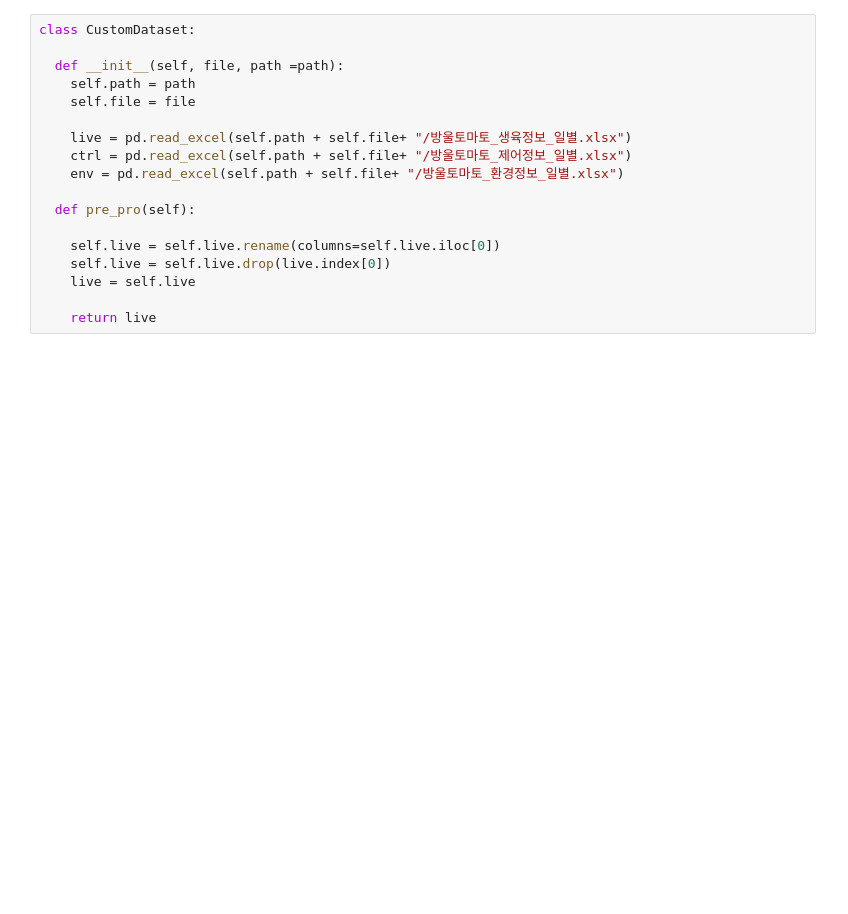
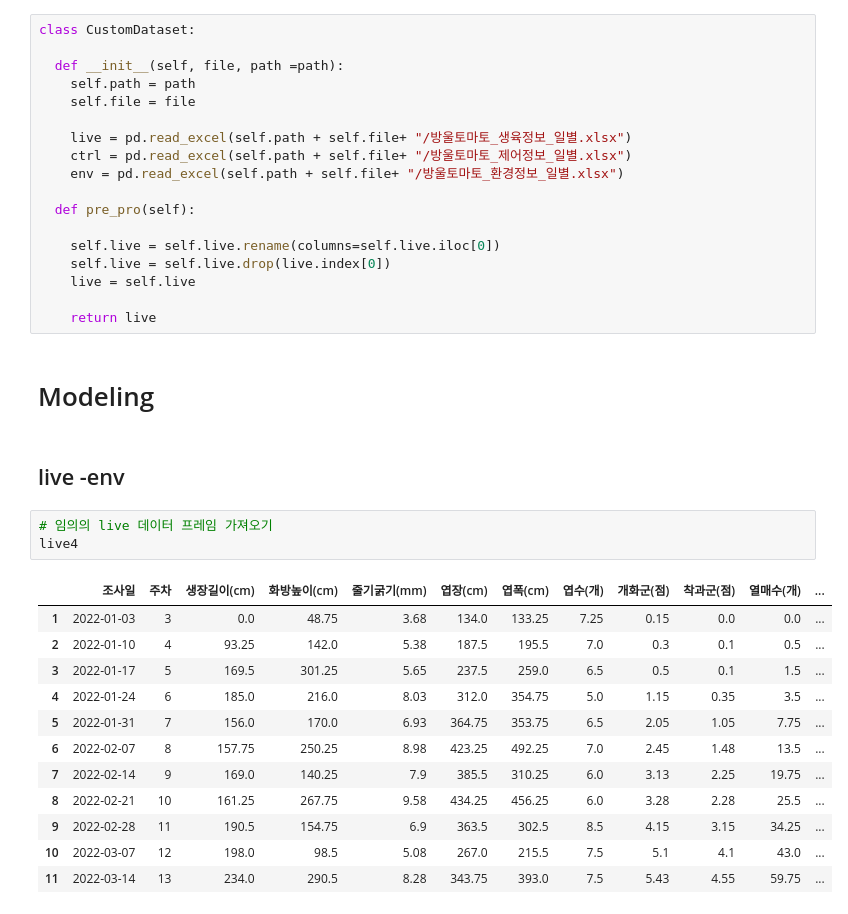
Before and after one commit to sexymonster/Projects, a Jupyter notebook: TeamProject/TomatoDataCustom.ipynb, the cells around one changed output. Drawn from its saved outputs; the diff is of its cells as text; blank space fills up the shorter version.

```diff
--- a/TeamProject/TomatoDataCustom.ipynb
+++ b/TeamProject/TomatoDataCustom.ipynb
@@ -89,3 +318,23 @@ class CustomDataset:
     live = self.live
 
     return live
+# %% [markdown]
+# Modeling
+# %% [markdown]
+## live -env
+# %%
+# 임의의 live 데이터 프레임 가져오기
+live4
+# %% [output]
+|  | 조사일 | 주차 | 생장길이(cm) | 화방높이(cm) | 줄기굵기(mm) | 엽장(cm) | 엽폭(cm) | 엽수(개) | 개화군(점) | 착과군(점) | 열매수(개) | ... |
+| 1 | 2022-01-03 | 3 | 0.0 | 48.75 | 3.68 | 134.0 | 133.25 | 7.25 | 0.15 | 0.0 | 0.0 | ... |
+| 2 | 2022-01-10 | 4 | 93.25 | 142.0 | 5.38 | 187.5 | 195.5 | 7.0 | 0.3 | 0.1 | 0.5 | ... |
+| 3 | 2022-01-17 | 5 | 169.5 | 301.25 | 5.65 | 237.5 | 259.0 | 6.5 | 0.5 | 0.1 | 1.5 | ... |
+| 4 | 2022-01-24 | 6 | 185.0 | 216.0 | 8.03 | 312.0 | 354.75 | 5.0 | 1.15 | 0.35 | 3.5 | ... |
+| 5 | 2022-01-31 | 7 | 156.0 | 170.0 | 6.93 | 364.75 | 353.75 | 6.5 | 2.05 | 1.05 | 7.75 | ... |
+| 6 | 2022-02-07 | 8 | 157.75 | 250.25 | 8.98 | 423.25 | 492.25 | 7.0 | 2.45 | 1.48 | 13.5 | ... |
+| 7 | 2022-02-14 | 9 | 169.0 | 140.25 | 7.9 | 385.5 | 310.25 | 6.0 | 3.13 | 2.25 | 19.75 | ... |
+| 8 | 2022-02-21 | 10 | 161.25 | 267.75 | 9.58 | 434.25 | 456.25 | 6.0 | 3.28 | 2.28 | 25.5 | ... |
+| 9 | 2022-02-28 | 11 | 190.5 | 154.75 | 6.9 | 363.5 | 302.5 | 8.5 | 4.15 | 3.15 | 34.25 | ... |
+| 10 | 2022-03-07 | 12 | 198.0 | 98.5 | 5.08 | 267.0 | 215.5 | 7.5 | 5.1 | 4.1 | 43.0 | ... |
+| 11 | 2022-03-14 | 13 | 234.0 | 290.5 | 8.28 | 343.75 | 393.0 | 7.5 | 5.43 | 4.55 | 59.75 | ... |
```
Also changed, not shown: parts of 26 cells of this notebook.
